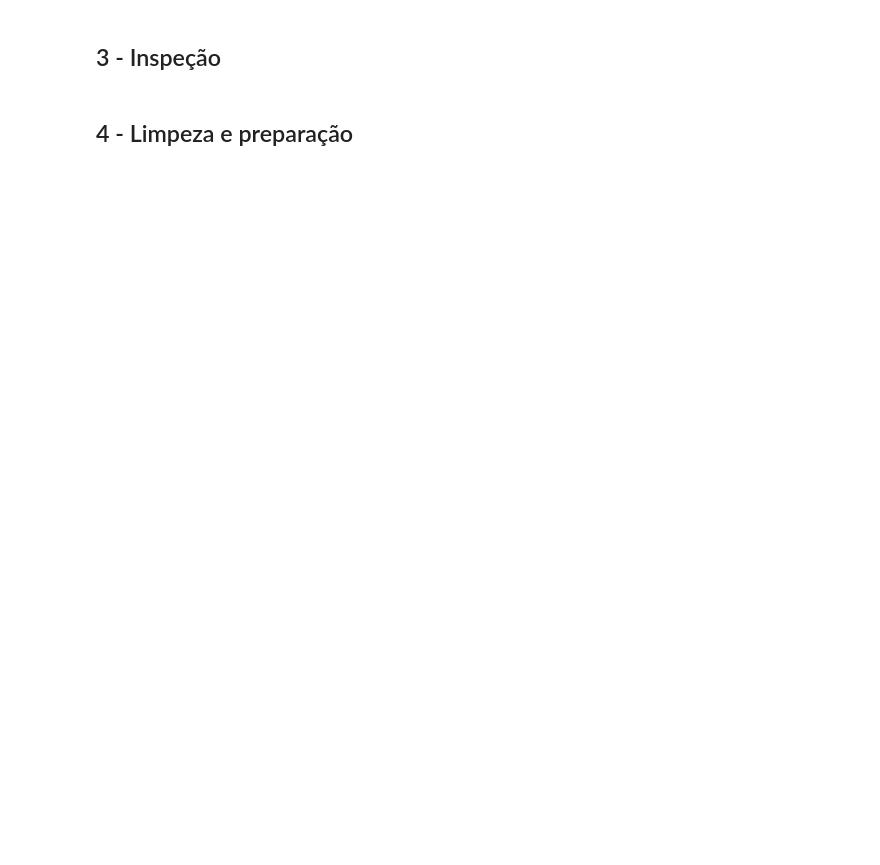
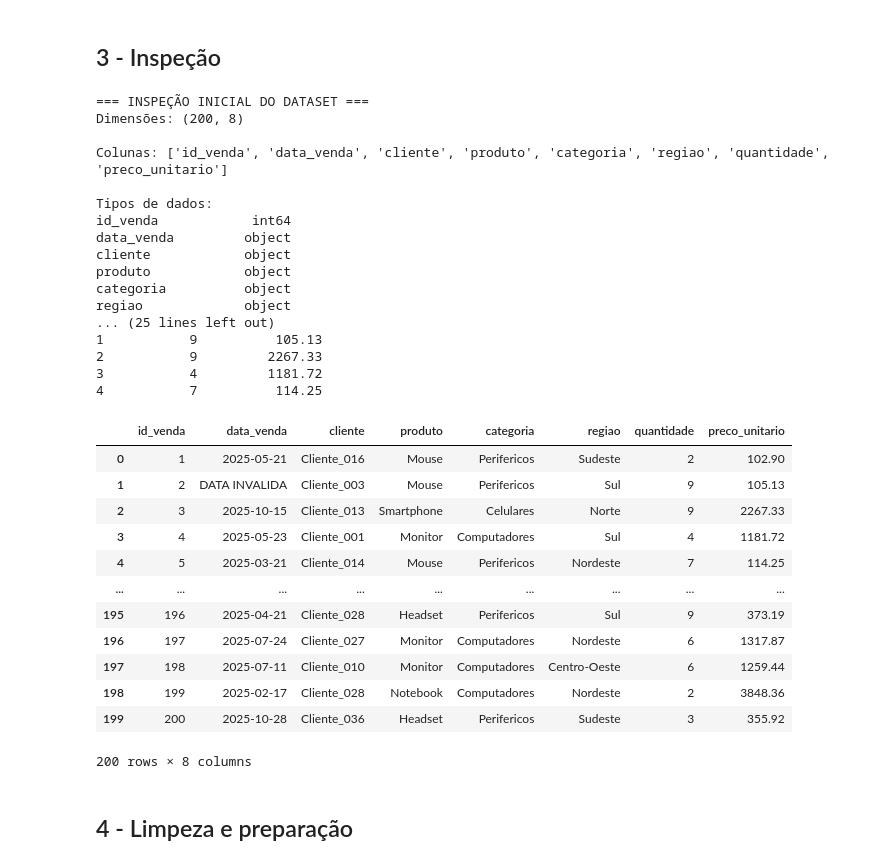
Before and after one commit to jeneferTodt/analise-preditiva-entregas, a Jupyter notebook: salesinsight.ipynb, the cells around one changed output. Saved outputs shown, nothing was run; the diff lists cells and outputs as text; code cells hidden in the pictures; blank space fills up the shorter version.

Commit message:
Implementação de limpeza dos dados

```diff
--- a/salesinsight.ipynb
+++ b/salesinsight.ipynb
@@ -118,5 +120,52 @@ files.download("vendas.csv")
 [interactive output not drawn]
 # %% [markdown]
 ## 3 - Inspeção
+# %%
+## Descrever a estrutura do DataFrame
+
+def inspecionar_dados(df_bruto):
+    """Exibe as informações estruturais do DataFrame."""
+
+    print("\n=== INSPEÇÃO INICIAL DO DATASET ===")
+    print(f"Dimensões: {df_bruto.shape}")
+    print(f"\nColunas: {list(df_bruto.columns)}")
+    print(f"\nTipos de dados:\n{df_bruto.dtypes}")
+    print(f"\nValores ausentes por coluna:\n{df_bruto.isnull().sum()}")
+    print(f"\nPrimeiros registros:\n{df_bruto.head()}")
+
+    return df_bruto
+# %%
+inspecionar_dados(df_bruto)
+# %% [output]
+=== INSPEÇÃO INICIAL DO DATASET ===
+Dimensões: (200, 8)
+
+Colunas: ['id_venda', 'data_venda', 'cliente', 'produto', 'categoria', 'regiao', 'quantidade', 'preco_unitario']
+
+Tipos de dados:
+id_venda            int64
+data_venda         object
+cliente            object
+produto            object
+categoria          object
+regiao             object
+... (25 lines left out)
+1           9          105.13
+2           9         2267.33
+3           4         1181.72
+4           7          114.25
+|  | id_venda | data_venda | cliente | produto | categoria | regiao | quantidade | preco_unitario |
+| 0 | 1 | 2025-05-21 | Cliente_016 | Mouse | Perifericos | Sudeste | 2 | 102.90 |
+| 1 | 2 | DATA INVALIDA | Cliente_003 | Mouse | Perifericos | Sul | 9 | 105.13 |
+| 2 | 3 | 2025-10-15 | Cliente_013 | Smartphone | Celulares | Norte | 9 | 2267.33 |
+| 3 | 4 | 2025-05-23 | Cliente_001 | Monitor | Computadores | Sul | 4 | 1181.72 |
+| 4 | 5 | 2025-03-21 | Cliente_014 | Mouse | Perifericos | Nordeste | 7 | 114.25 |
+| ... | ... | ... | ... | ... | ... | ... | ... | ... |
+| 195 | 196 | 2025-04-21 | Cliente_028 | Headset | Perifericos | Sul | 9 | 373.19 |
+| 196 | 197 | 2025-07-24 | Cliente_027 | Monitor | Computadores | Nordeste | 6 | 1317.87 |
+| 197 | 198 | 2025-07-11 | Cliente_010 | Monitor | Computadores | Centro-Oeste | 6 | 1259.44 |
+| 198 | 199 | 2025-02-17 | Cliente_028 | Notebook | Computadores | Nordeste | 2 | 3848.36 |
+| 199 | 200 | 2025-10-28 | Cliente_036 | Headset | Perifericos | Sudeste | 3 | 355.92 |
+200 rows × 8 columns
 # %% [markdown]
 ## 4 - Limpeza e preparação
```
Also changed, not shown: parts of 4 cells of this notebook.
